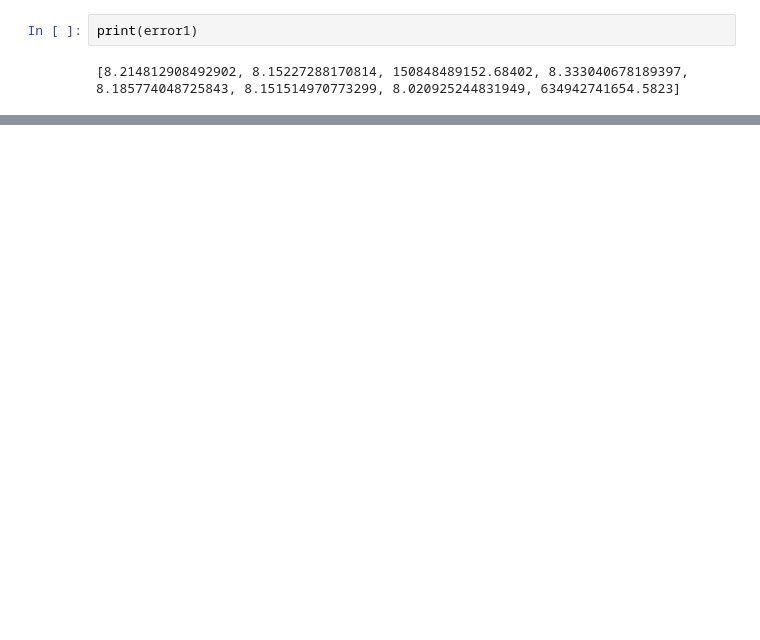
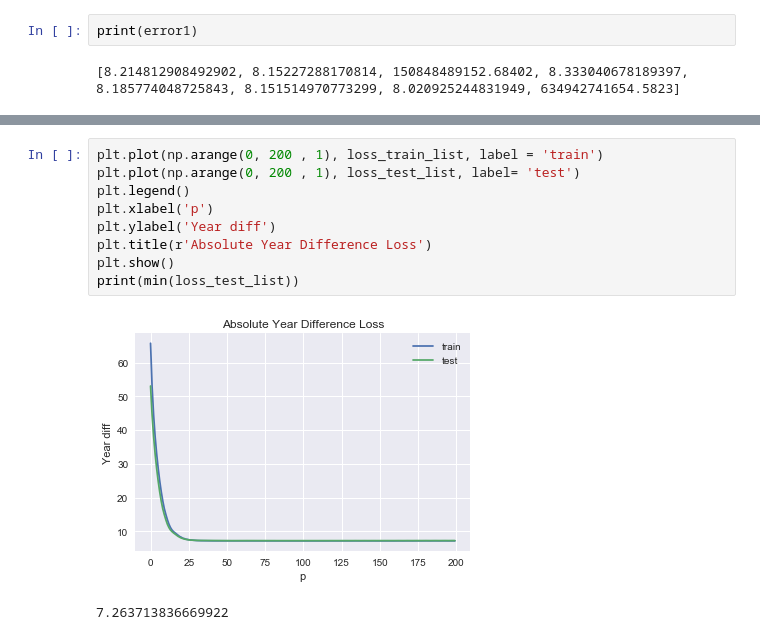
Before and after one commit to katejung/CSE546MSD, a Jupyter notebook: Kate/Preprocessing.ipynb, the cells around one changed output, grey strips where cells are left out. Saved outputs shown, nothing was run; the diff lists cells and outputs as text; blank space fills up the shorter version.

```diff
--- a/Kate/Preprocessing.ipynb
+++ b/Kate/Preprocessing.ipynb
@@ -485,0 +506,12 @@ for epoch in range(num_ephochs):  # loop over the dataset multiple times
+# %%
+plt.plot(np.arange(0, 200 , 1), loss_train_list, label = 'train')
+plt.plot(np.arange(0, 200 , 1), loss_test_list, label= 'test')
+plt.legend()
+plt.xlabel('p')
+plt.ylabel('Year diff')
+plt.title(r'Absolute Year Difference Loss')
+plt.show()
+print(min(loss_test_list))
+# %% [output]
+[figure, added]
+7.263713836669922
```
Also changed, not shown: parts of 15 cells of this notebook, 24 other files.
